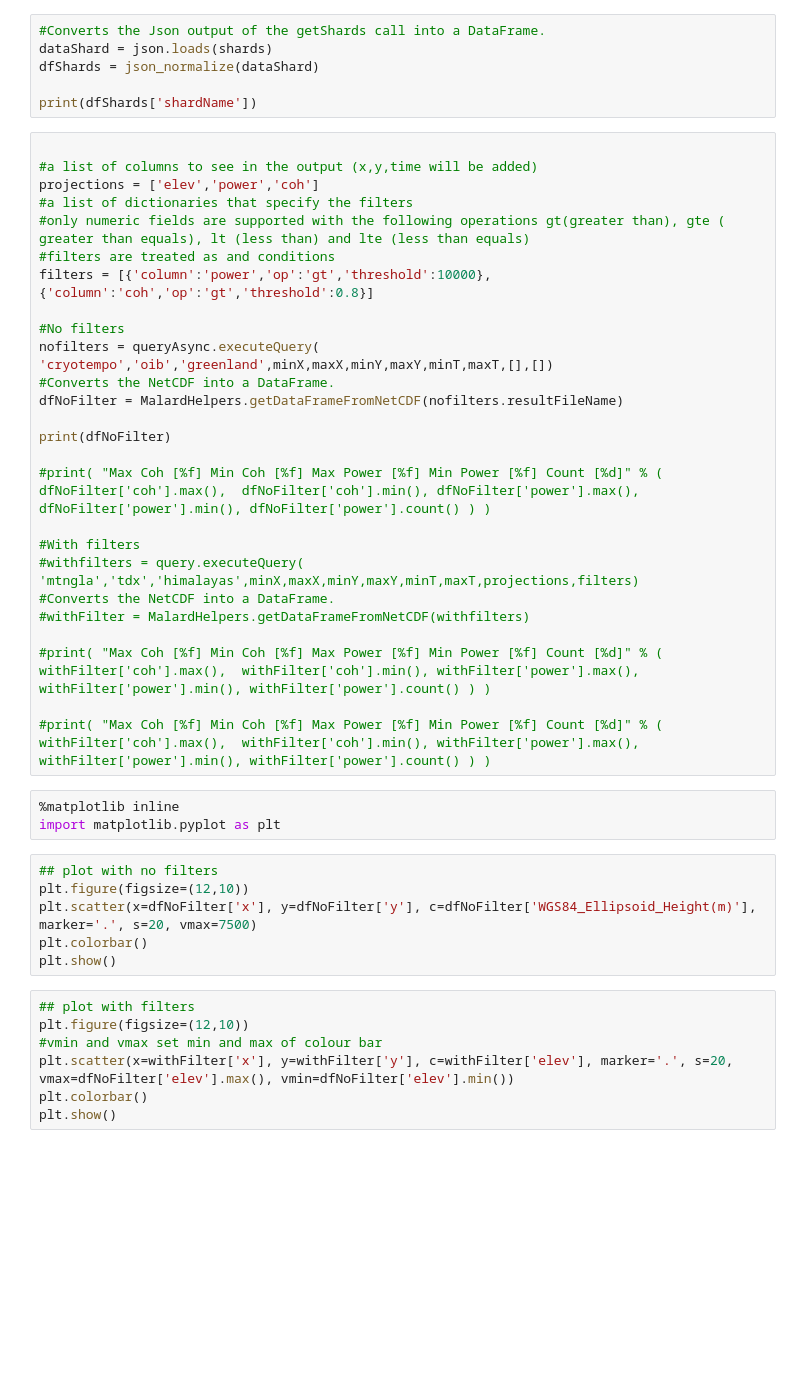
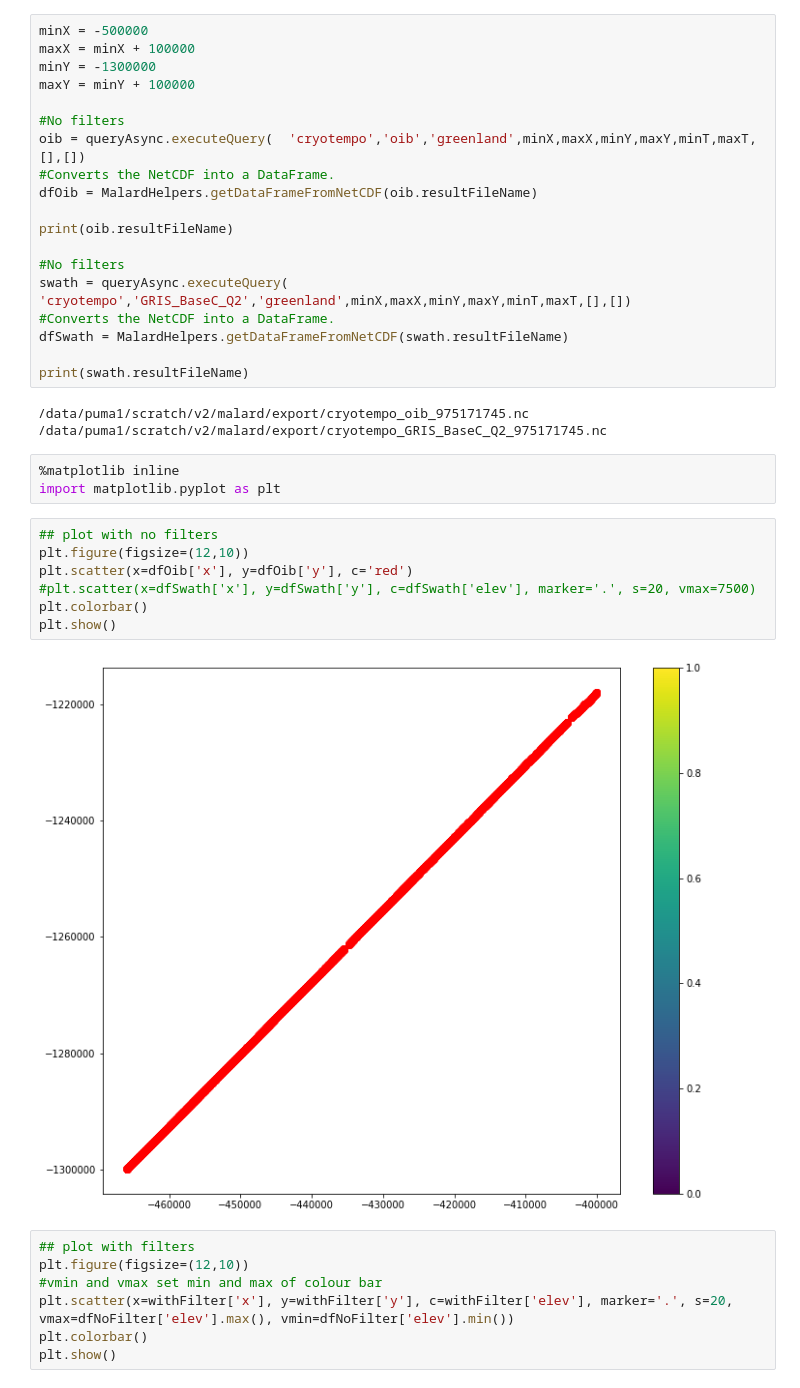
Before and after one commit to whigg/malard, a Jupyter notebook: python/MalardTutorial.ipynb, the cells around one changed output. Cells and saved outputs as stored; diff of their text form; blank space fills up the shorter version.

```diff
--- a/python/MalardTutorial.ipynb
+++ b/python/MalardTutorial.ipynb
@@ -59,44 +78,37 @@ print(df)
-# %%
-#Converts the Json output of the getShards call into a DataFrame.
-dataShard = json.loads(shards)
-dfShards = json_normalize(dataShard)
-
-print(dfShards['shardName'])
-# %%
-
-#a list of columns to see in the output (x,y,time will be added)
-projections = ['elev','power','coh']
-#a list of dictionaries that specify the filters
-#only numeric fields are supported with the following operations gt(greater than), gte ( greater than equals), lt (less than) and lte (less than equals)
-#filters are treated as and conditions
-filters = [{'column':'power','op':'gt','threshold':10000},{'column':'coh','op':'gt','threshold':0.8}]
-
-#No filters
-nofilters = queryAsync.executeQuery(  'cryotempo','oib','greenland',minX,maxX,minY,maxY,minT,maxT,[],[])
-#Converts the NetCDF into a DataFrame.
-dfNoFilter = MalardHelpers.getDataFrameFromNetCDF(nofilters.resultFileName)
-
-print(dfNoFilter)
-
-#print( "Max Coh [%f] Min Coh [%f] Max Power [%f] Min Power [%f] Count [%d]" % ( dfNoFilter['coh'].max(),  dfNoFilter['coh'].min(), dfNoFilter['power'].max(), dfNoFilter['power'].min(), dfNoFilter['power'].count() ) )
-
-#With filters
-#withfilters = query.executeQuery( 'mtngla','tdx','himalayas',minX,maxX,minY,maxY,minT,maxT,projections,filters)
-#Converts the NetCDF into a DataFrame.
-#withFilter = MalardHelpers.getDataFrameFromNetCDF(withfilters)
-
-#print( "Max Coh [%f] Min Coh [%f] Max Power [%f] Min Power [%f] Count [%d]" % ( withFilter['coh'].max(),  withFilter['coh'].min(), withFilter['power'].max(), withFilter['power'].min(), withFilter['power'].count() ) )
-
-#print( "Max Coh [%f] Min Coh [%f] Max Power [%f] Min Power [%f] Count [%d]" % ( withFilter['coh'].max(),  withFilter['coh'].min(), withFilter['power'].max(), withFilter['power'].min(), withFilter['power'].count() ) )
+# %%
+minX = -500000
+maxX = minX + 100000
+minY = -1300000
+maxY = minY + 100000
+
+#No filters
+oib = queryAsync.executeQuery(  'cryotempo','oib','greenland',minX,maxX,minY,maxY,minT,maxT,[],[])
+#Converts the NetCDF into a DataFrame.
+dfOib = MalardHelpers.getDataFrameFromNetCDF(oib.resultFileName)
+
+print(oib.resultFileName)
+
+#No filters
+swath = queryAsync.executeQuery(  'cryotempo','GRIS_BaseC_Q2','greenland',minX,maxX,minY,maxY,minT,maxT,[],[])
+#Converts the NetCDF into a DataFrame.
+dfSwath = MalardHelpers.getDataFrameFromNetCDF(swath.resultFileName)
+
+print(swath.resultFileName)
+# %% [output]
+/data/puma1/scratch/v2/malard/export/cryotempo_oib_975171745.nc
+/data/puma1/scratch/v2/malard/export/cryotempo_GRIS_BaseC_Q2_975171745.nc
 # %%
 %matplotlib inline
 import matplotlib.pyplot as plt
 # %%
 ## plot with no filters
 plt.figure(figsize=(12,10))
-plt.scatter(x=dfNoFilter['x'], y=dfNoFilter['y'], c=dfNoFilter['WGS84_Ellipsoid_Height(m)'], marker='.', s=20, vmax=7500)
+plt.scatter(x=dfOib['x'], y=dfOib['y'], c='red')
+#plt.scatter(x=dfSwath['x'], y=dfSwath['y'], c=dfSwath['elev'], marker='.', s=20, vmax=7500)
 plt.colorbar()
 plt.show()
+# %% [output]
+[figure, added]
 # %%
 ## plot with filters
 plt.figure(figsize=(12,10))
```
Also changed, not shown: parts of 7 cells of this notebook, 23 other files.
